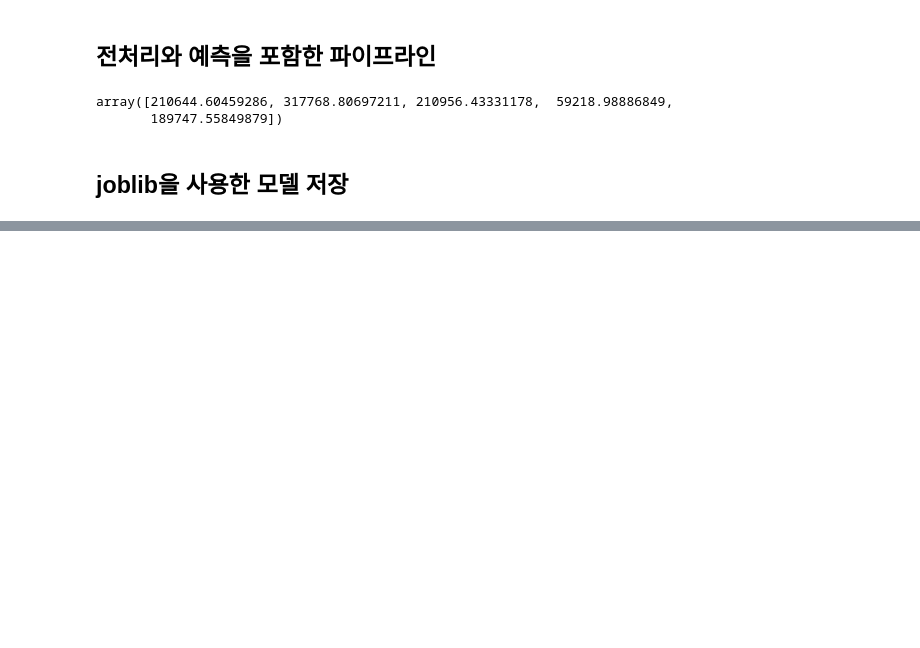
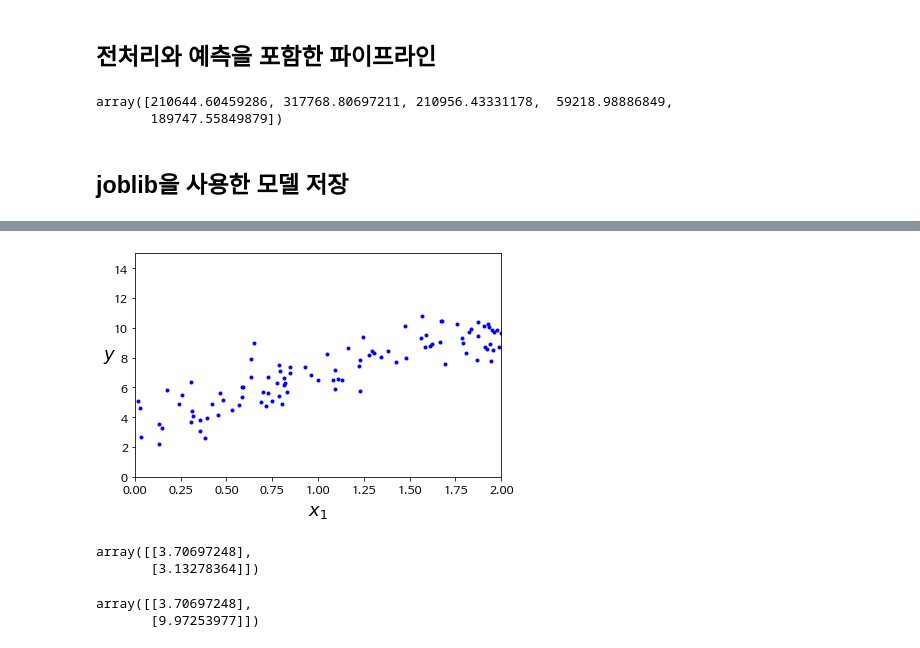
Before and after one commit to Orrspick/Study-Python-, a Jupyter notebook: dataset.ipynb, the cells around one changed output, grey strips where cells are left out. Drawn from its saved outputs; the diff is of its cells as text; code cells hidden in the pictures; blank space fills up the shorter version.

```diff
--- a/dataset.ipynb
+++ b/dataset.ipynb
@@ -1373,0 +1378,14 @@ my_model_loaded = joblib.load("my_model.pkl") #DIFF
+# %%
+import numpy as np
+
+X = 2 * np.random.rand(100, 1)
+y = 4 + 3 * X + np.random.randn(100, 1)
+# %%
+plt.plot(X,y,"b.")
+plt.xlabel("$x_1$", fontsize=18)
+plt.ylabel("$y$", rotation=0, fontsize=18)
+plt.axis([0,2,0,15])
+#save_fig("generated_data_plot")
+plt.show()
+# %% [output]
+[figure, added]
@@ -1373,0 +1395,13 @@ my_model_loaded = joblib.load("my_model.pkl") #DIFF
+# %%
+theta_best
+# %% [output]
+array([[3.70697248],
+       [3.13278364]])
+# %%
+X_new = np.array([[0], [2]])
+X_new_b = np.c_[np.ones((2, 1)), X_new] # 모든 샘플에 x0 = 1을 추가합니다.
+y_predict = X_new_b.dot(theta_best)
+y_predict
+# %% [output]
+array([[3.70697248],
+       [9.97253977]])
```
Also changed, not shown: parts of 68 cells of this notebook, 1 other file.
